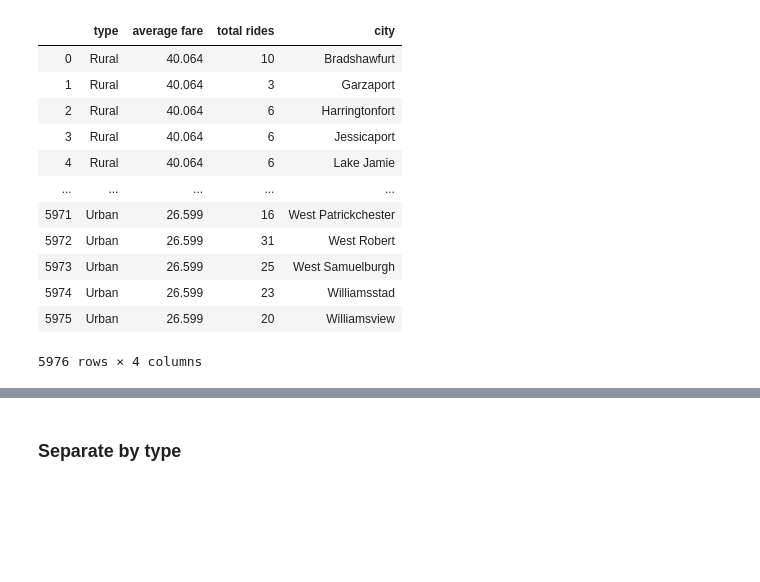
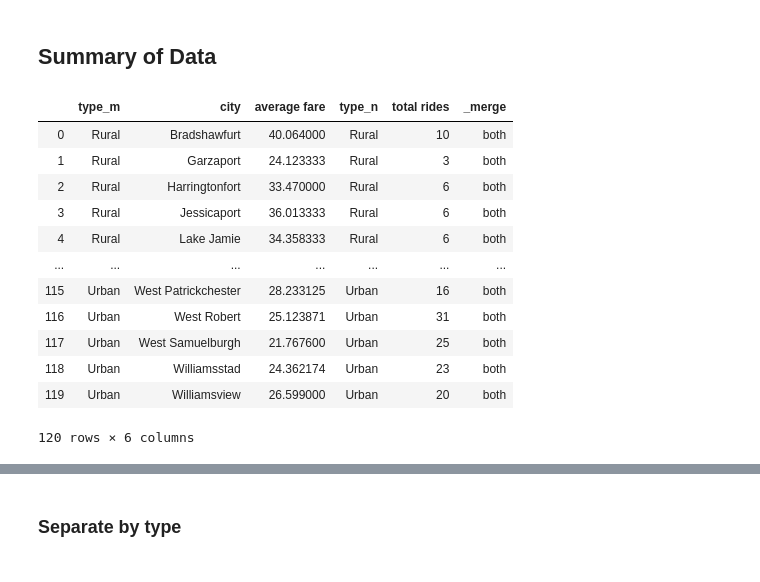
Before and after one commit to jurioste4/Matplot_homework, a Jupyter notebook: rideanalysis.ipynb, the cells around one changed output, grey strips where cells are left out. Drawn from its saved outputs; the diff is of its cells as text; code cells hidden in the pictures; blank space fills up the shorter version.

```diff
--- a/rideanalysis.ipynb
+++ b/rideanalysis.ipynb
@@ -10,9 +10,7 @@ city_data =  ("data/city_data.csv")
 ride_data =  ("data/ride_data.csv")
 
 city_df = pd.read_csv(city_data)
-ride_data_df = pd.read_csv(ride_data)
+ride_df = pd.read_csv(ride_data)
 
-data = city_df.merge(ride_data_df, on = 'city')
+data = pd.merge(city_df, ride_df, how='inner', on='city')
 # data=merge_df.drop_duplicates('city')
-
-data
@@ -89,0 +42,2 @@ combined_df
+# %% [markdown]
+## Summary of Data
@@ -90,22 +55,26 @@ combined_df
 # %%
-combined_df = pd.merge(Avg_fare,Rides_total,  on = 'type',
+##  Merge two data frames from above in to one
+
+combined_df = pd.merge(Avg_fare,Rides_total, how='inner', on='city',
                       suffixes=('_m','_n'), indicator=True)
-combined_df['city']= combined_df['city_m'].where(combined_df['city_n'].isnull(),
-                                                combined_df['city_n'])
-# # combined_df[['type','city','city_m','city_n']]
-combined_df.drop(['city_m','city_n','_merge'], axis=1, inplace=True)
+# combined_df['type']= combined_df['type_m'].where(combined_df['type_n'].isnull(),
+#                                                 combined_df['type_n'])
+
+# combined_df.drop(['type_m','type_n','_merge'], axis=1, inplace=True)
+# combined =combined_df.drop_duplicates('type', keep = 'first')
+# combined
 combined_df
 # %% [output]
-|  | type | average fare | total rides | city |
-| 0 | Rural | 40.064 | 10 | Bradshawfurt |
-| 1 | Rural | 40.064 | 3 | Garzaport |
-| 2 | Rural | 40.064 | 6 | Harringtonfort |
-| 3 | Rural | 40.064 | 6 | Jessicaport |
-| 4 | Rural | 40.064 | 6 | Lake Jamie |
-| ... | ... | ... | ... | ... |
-| 5971 | Urban | 26.599 | 16 | West Patrickchester |
-| 5972 | Urban | 26.599 | 31 | West Robert |
-| 5973 | Urban | 26.599 | 25 | West Samuelburgh |
-| 5974 | Urban | 26.599 | 23 | Williamsstad |
-| 5975 | Urban | 26.599 | 20 | Williamsview |
+|  | type_m | city | average fare | type_n | total rides | _merge |
+| 0 | Rural | Bradshawfurt | 40.064000 | Rural | 10 | both |
+| 1 | Rural | Garzaport | 24.123333 | Rural | 3 | both |
+| 2 | Rural | Harringtonfort | 33.470000 | Rural | 6 | both |
+| 3 | Rural | Jessicaport | 36.013333 | Rural | 6 | both |
+| 4 | Rural | Lake Jamie | 34.358333 | Rural | 6 | both |
+| ... | ... | ... | ... | ... | ... | ... |
+| 115 | Urban | West Patrickchester | 28.233125 | Urban | 16 | both |
+| 116 | Urban | West Robert | 25.123871 | Urban | 31 | both |
+| 117 | Urban | West Samuelburgh | 21.767600 | Urban | 25 | both |
+| 118 | Urban | Williamsstad | 24.362174 | Urban | 23 | both |
+| 119 | Urban | Williamsview | 26.599000 | Urban | 20 | both |
-5976 rows × 4 columns
+120 rows × 6 columns
```
Also changed, not shown: parts of 28 cells of this notebook.
